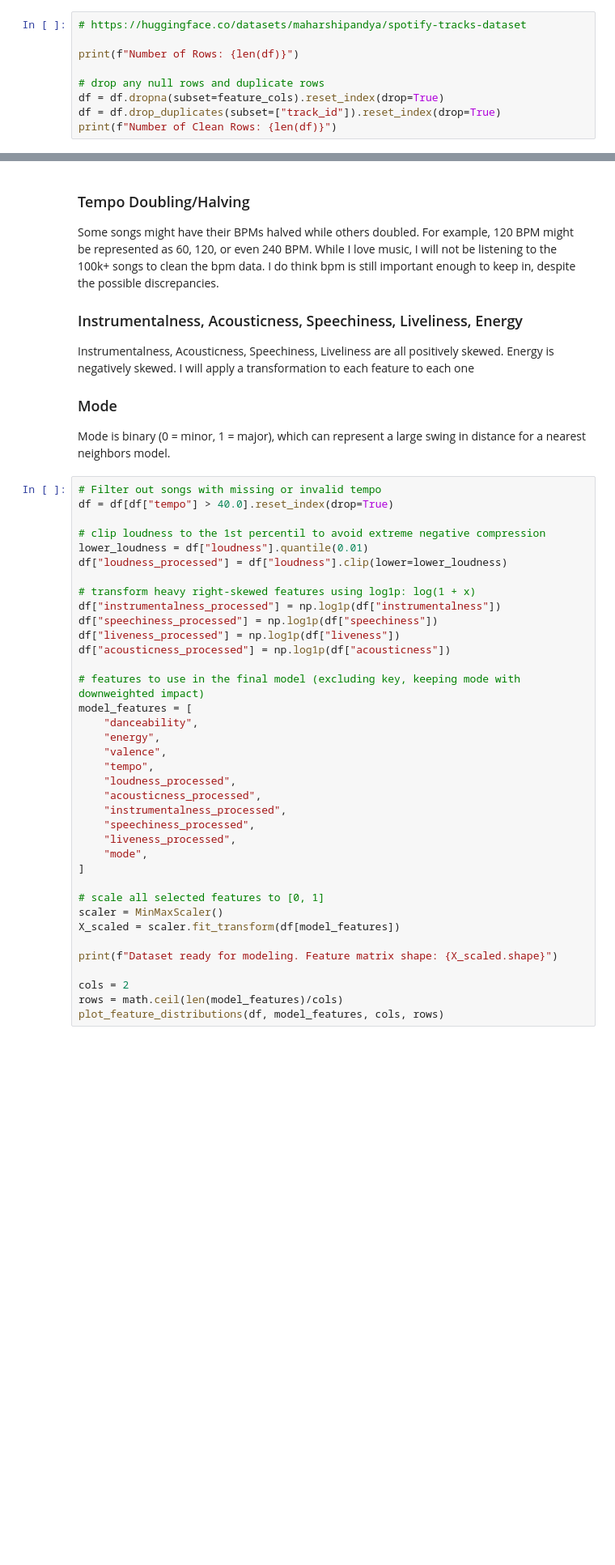
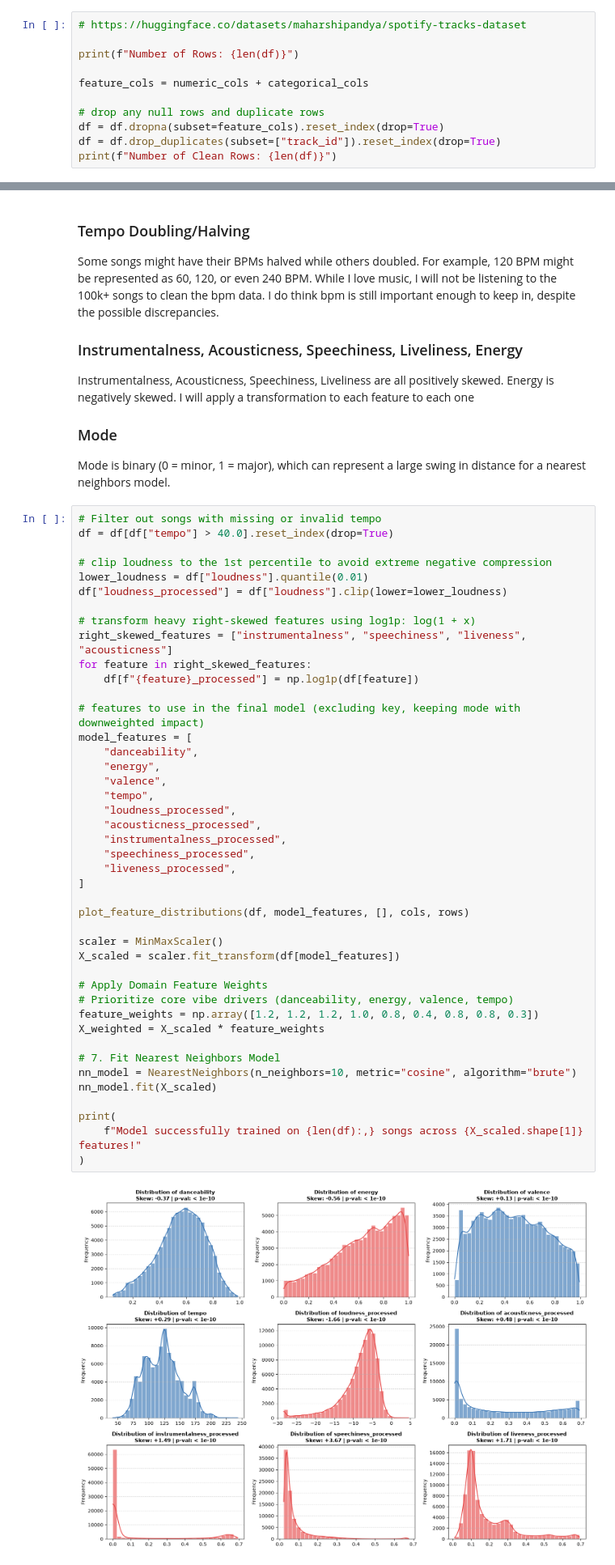
Before and after one commit to kevzjhu/Spotify-Stats, a Jupyter notebook: tracks_dataset.ipynb, the cells around one changed output, grey strips where cells are left out. Shown at 81% size. Saved outputs shown, nothing was run; the diff lists cells and outputs as text; blank space fills up the shorter version.

Commit message:
added feature weights

```diff
--- a/tracks_dataset.ipynb
+++ b/tracks_dataset.ipynb
@@ -70,6 +138,8 @@ The [dataset](https://huggingface.co/datasets/maharshipandya/spotify-tracks-data
 
 print(f"Number of Rows: {len(df)}")
 
+feature_cols = numeric_cols + categorical_cols
+
 # drop any null rows and duplicate rows
 df = df.dropna(subset=feature_cols).reset_index(drop=True)
 df = df.drop_duplicates(subset=["track_id"]).reset_index(drop=True)
@@ -170,38 +176,45 @@ Mode is binary (0 = minor, 1 = major), which can represent a large swing in dist
 # %%
 # Filter out songs with missing or invalid tempo
 df = df[df["tempo"] > 40.0].reset_index(drop=True)
 
-# clip loudness to the 1st percentil to avoid extreme negative compression
+# clip loudness to the 1st percentile to avoid extreme negative compression
 lower_loudness = df["loudness"].quantile(0.01)
 df["loudness_processed"] = df["loudness"].clip(lower=lower_loudness)
 
 # transform heavy right-skewed features using log1p: log(1 + x)
-df["instrumentalness_processed"] = np.log1p(df["instrumentalness"])
-df["speechiness_processed"] = np.log1p(df["speechiness"])
-df["liveness_processed"] = np.log1p(df["liveness"])
-df["acousticness_processed"] = np.log1p(df["acousticness"])
+right_skewed_features = ["instrumentalness", "speechiness", "liveness", "acousticness"]
+for feature in right_skewed_features:
+    df[f"{feature}_processed"] = np.log1p(df[feature])
 
 # features to use in the final model (excluding key, keeping mode with downweighted impact)
 model_features = [
     "danceability",
     "energy",
     "valence",
     "tempo",
     "loudness_processed",
     "acousticness_processed",
     "instrumentalness_processed",
     "speechiness_processed",
     "liveness_processed",
-    "mode",
 ]
 
-# scale all selected features to [0, 1]
+plot_feature_distributions(df, model_features, [], cols, rows)
+
 scaler = MinMaxScaler()
 X_scaled = scaler.fit_transform(df[model_features])
 
-print(f"Dataset ready for modeling. Feature matrix shape: {X_scaled.shape}")
+# Apply Domain Feature Weights
+# Prioritize core vibe drivers (danceability, energy, valence, tempo)
+feature_weights = np.array([1.2, 1.2, 1.2, 1.0, 0.8, 0.4, 0.8, 0.8, 0.3])
+X_weighted = X_scaled * feature_weights
 
-cols = 2
-rows = math.ceil(len(model_features)/cols)
-plot_feature_distributions(df, model_features, cols, rows)
+# 7. Fit Nearest Neighbors Model
+nn_model = NearestNeighbors(n_neighbors=10, metric="cosine", algorithm="brute")
+nn_model.fit(X_scaled)
+
+print(
+    f"Model successfully trained on {len(df):,} songs across {X_scaled.shape[1]} features!"
+)
 # %% [output]
+[figure, new version]
```
Also changed, not shown: parts of 7 cells of this notebook.
